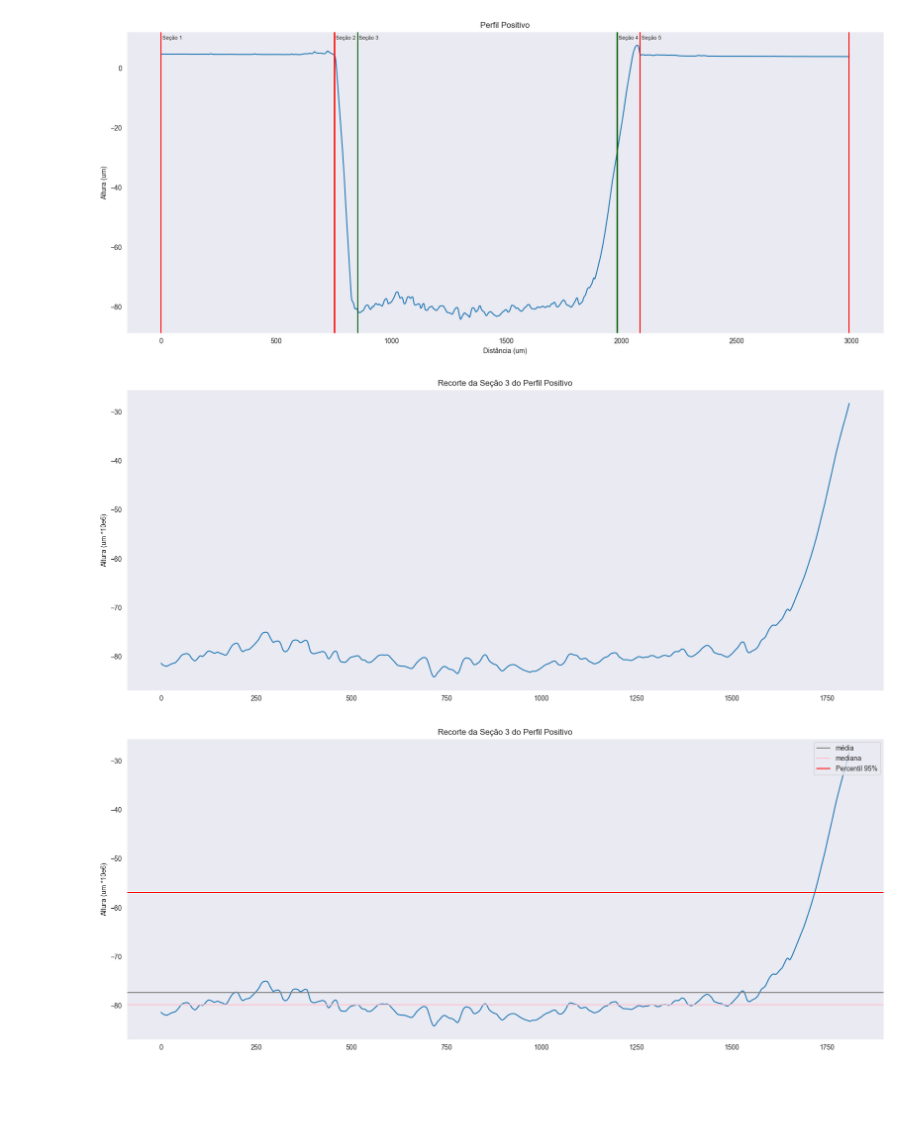
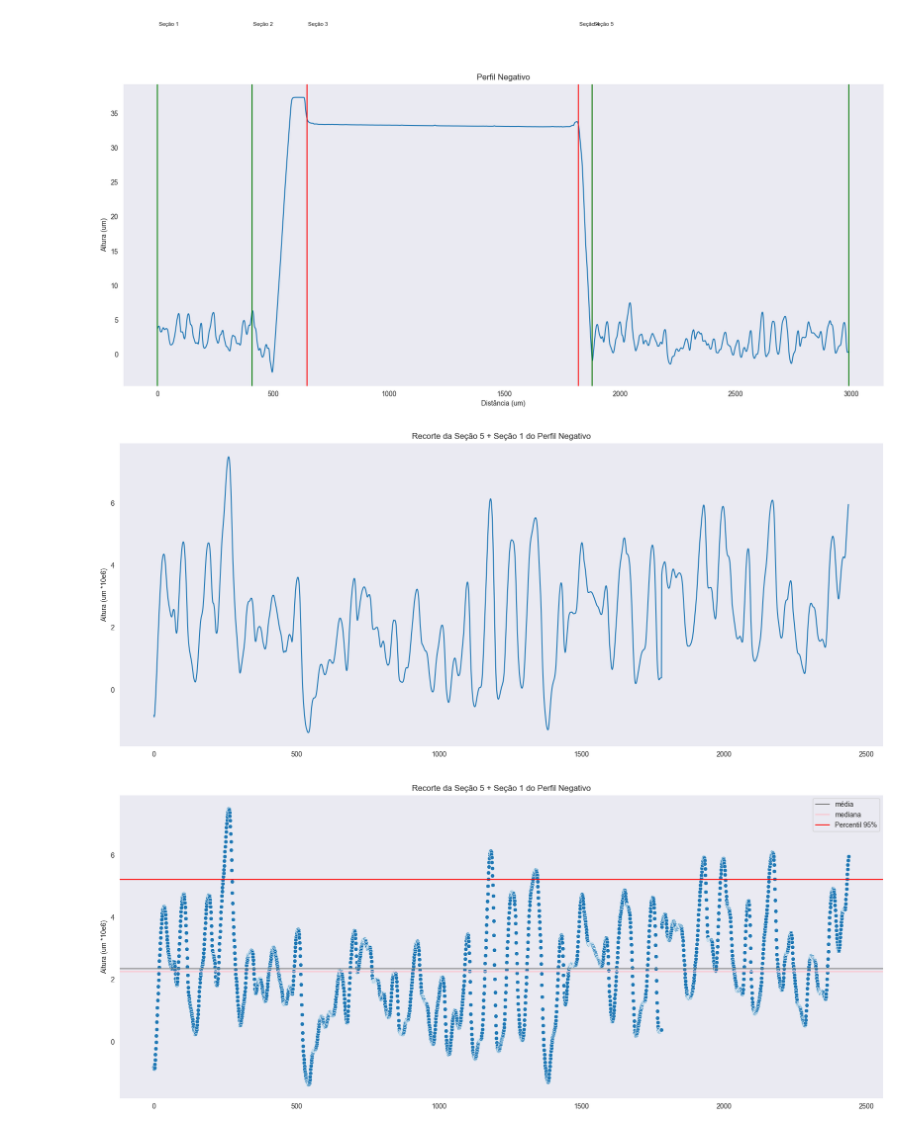
Before and after one commit to Pidoviski/calculadora_de_rugosidade, a Jupyter notebook: main.ipynb, the cells around one changed output. Saved outputs shown, nothing was run; the diff lists cells and outputs as text; code cells hidden in the pictures; blank space fills up the shorter version.

```diff
--- a/main.ipynb
+++ b/main.ipynb
@@ -321,6 +321,6 @@ class DektakLoad:
                     res[k.name][child.name]=child.data
         return res
 # %%
-loader = DektakLoad('T1A/T1A_0graus_Positivo.OPDx')
+loader = DektakLoad('T1C/T1C_90graus_Negativo.OPDx')
 x,y,z = loader.get_data_2D()
 # %% [output]
@@ -563,7 +563,7 @@ if Perfil == 'Negativo':
     plt.text(x = y[secao5_comeca]+5, y = (altura[0]+44), s="Seção 5", fontsize = '8')
     plt.show()
 # %% [output]
-[figure, old version]
+[figure, new version]
 # %%
 secao1 = pd.Series()
 secao2 = pd.Series()
@@ -603,20 +603,20 @@ ax.set(ylabel = "Altura (um *10e6)")
 
 plt.show()
 # %% [output]
-[figure, old version]
+[figure, new version]
 # %%
-ax = sns.lineplot(linha)
+ax = sns.scatterplot(linha)
 
 ax.figure.set_size_inches(20,8)
 ax.set_title("Recorte da %s do Perfil %s"%(s, Perfil))
 ax.set(ylabel = "Altura (um *10e6)")
 
 plt.plt.axhline(y = linha.mean(),c='gray', label = "média")
 plt.plt.axhline(y = linha.median(),c='pink', label = "mediana")
 plt.axhline(y = linha.quantile(q = 0.95),c='r', label = "Percentil 95%")
 
 plt.legend(loc = 'upper right')
 
 plt.show()
 # %% [output]
-[figure, old version]
+[figure, new version]
```
Also changed, not shown: parts of 9 cells of this notebook.
